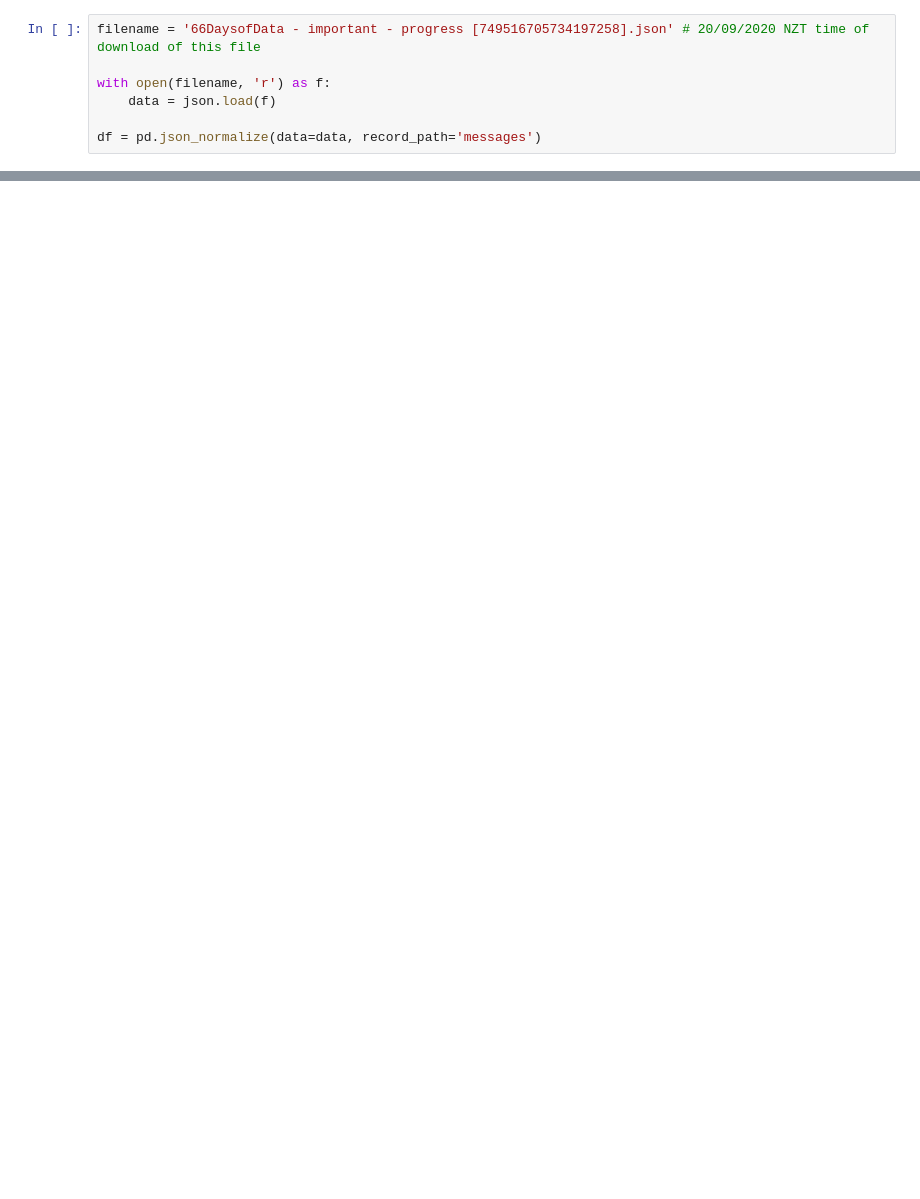
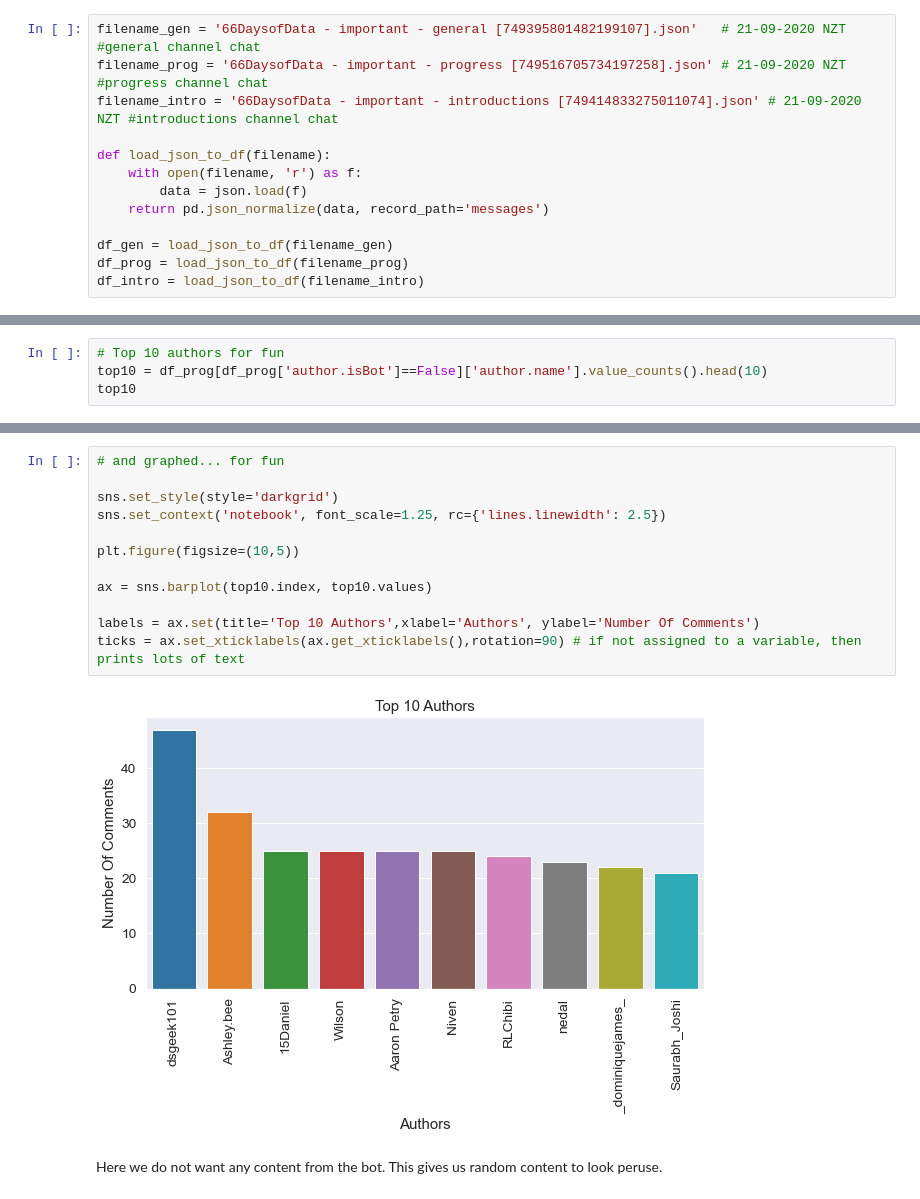
Before and after one commit to ShivanS93/progressDiscordData, a Jupyter notebook: progressDiscordChatAnalysis.ipynb, the cells around one changed output, grey strips where cells are left out. Drawn from its saved outputs; the diff is of its cells as text; blank space fills up the shorter version.

```diff
--- a/progressDiscordChatAnalysis.ipynb
+++ b/progressDiscordChatAnalysis.ipynb
@@ -25,7 +39,13 @@ os.listdir()
 # %%
-filename = '66DaysofData - important - progress [749516705734197258].json' # 20/09/2020 NZT time of download of this file
+filename_gen = '66DaysofData - important - general [749395801482199107].json'   # 21-09-2020 NZT #general channel chat
+filename_prog = '66DaysofData - important - progress [749516705734197258].json' # 21-09-2020 NZT #progress channel chat
+filename_intro = '66DaysofData - important - introductions [749414833275011074].json' # 21-09-2020 NZT #introductions channel chat
 
-with open(filename, 'r') as f:
-    data = json.load(f)
+def load_json_to_df(filename):
+    with open(filename, 'r') as f:
+        data = json.load(f)
+    return pd.json_normalize(data, record_path='messages')
 
-df = pd.json_normalize(data=data, record_path='messages')
+df_gen = load_json_to_df(filename_gen)
+df_prog = load_json_to_df(filename_prog)
+df_intro = load_json_to_df(filename_intro)
@@ -31,0 +86,4 @@ df = pd.json_normalize(data=data, record_path='messages')
+# %%
+# Top 10 authors for fun
+top10 = df_prog[df_prog['author.isBot']==False]['author.name'].value_counts().head(10)
+top10
@@ -31,0 +102,16 @@ df = pd.json_normalize(data=data, record_path='messages')
+# %%
+# and graphed... for fun
+
+sns.set_style(style='darkgrid')
+sns.set_context('notebook', font_scale=1.25, rc={'lines.linewidth': 2.5})
+
+plt.figure(figsize=(10,5))
+
+ax = sns.barplot(top10.index, top10.values)
+
+labels = ax.set(title='Top 10 Authors',xlabel='Authors', ylabel='Number Of Comments')
+ticks = ax.set_xticklabels(ax.get_xticklabels(),rotation=90) # if not assigned to a variable, then prints lots of text
+# %% [output]
+[figure, added]
+# %% [markdown]
+Here we do not want any content from the bot. This gives us random content to look peruse.
```
Also changed, not shown: parts of 27 cells of this notebook.
